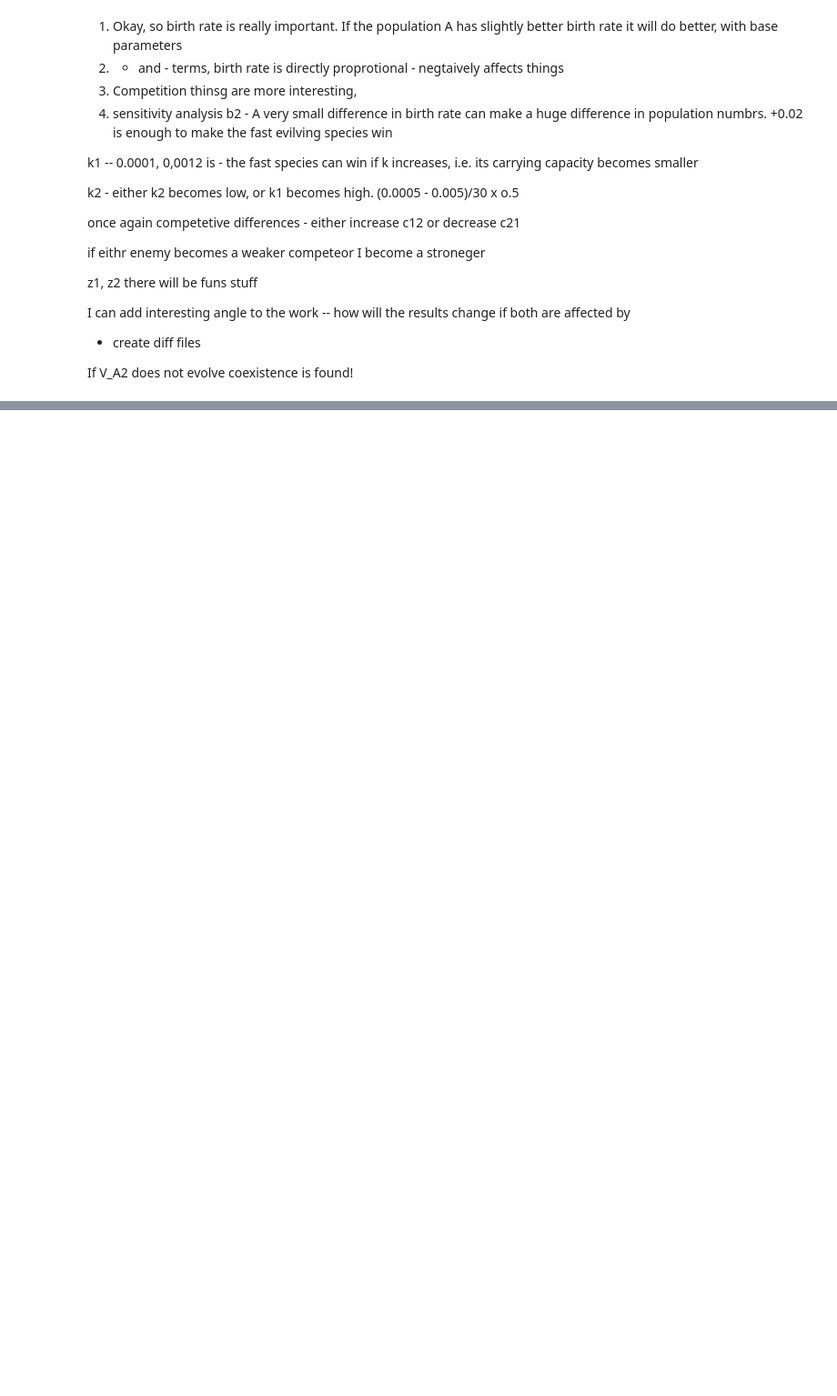
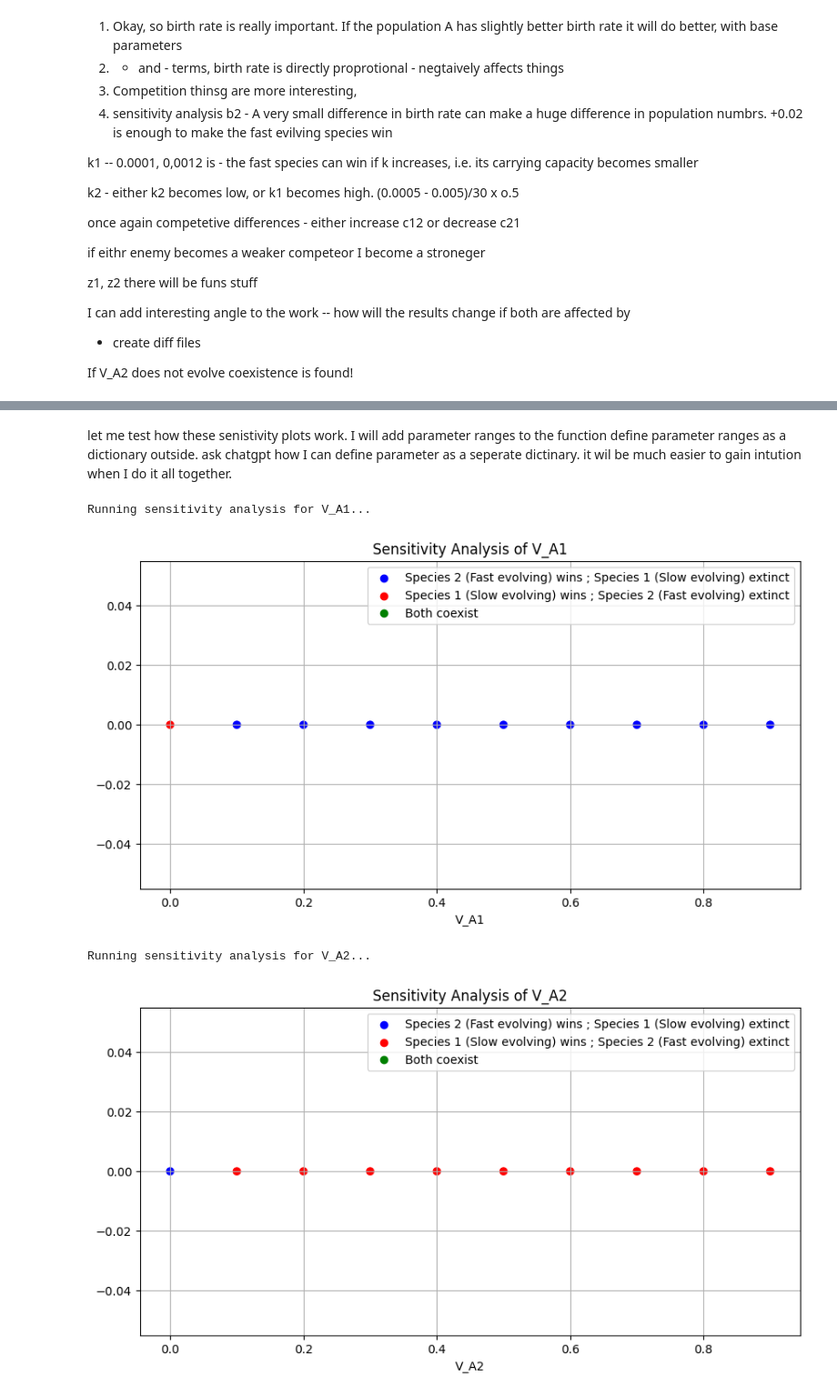
Before and after one commit to Kokkonut-case/Akilan_Reproductive_Interference_Evolution, a Jupyter notebook: draft_model_evolvability_discrete_time.ipynb, the cells around one changed output, grey strips where cells are left out. Shown at 91% size. Drawn from its saved outputs; the diff is of its cells as text; code cells hidden in the pictures; blank space fills up the shorter version.

```diff
--- a/draft_model_evolvability_discrete_time.ipynb
+++ b/draft_model_evolvability_discrete_time.ipynb
@@ -613,0 +402,23 @@ If V_A2 does not evolve coexistence is found!
+# %% [markdown]
+let me test how these senistivity plots work. I will add parameter ranges to the function
+define parameter ranges as a dictionary outside. ask chatgpt how I can define parameter as a seperate dictinary. it wil be much easier to gain intution when I do it all together.
+# %%
+param_names = ['V_A1', 'V_A2']
+param_ranges = {
+        'z_m1_initial': [0],
+        'z_m2_initial': [0.3],
+        'V_A1': np.arange(0, 1, 0.1),
+        'V_A2': np.arange(0, 1, 0.1)
+    }
+
+for param_name in param_names:
+    print(f"Running sensitivity analysis for {param_name}...")
+    param_values = param_ranges[param_name]
+    params_list = generate_parameters_with_varied_param(base_parameters, param_name, param_values)
+    outcomes = run_sensitivity_analysis(params_list)
+    plot_sensitivity_analysis(param_values, outcomes, param_name)
+# %% [output]
+Running sensitivity analysis for V_A1...
+[figure, added]
+Running sensitivity analysis for V_A2...
+[figure, added]
```
Also changed, not shown: parts of 11 cells of this notebook.
